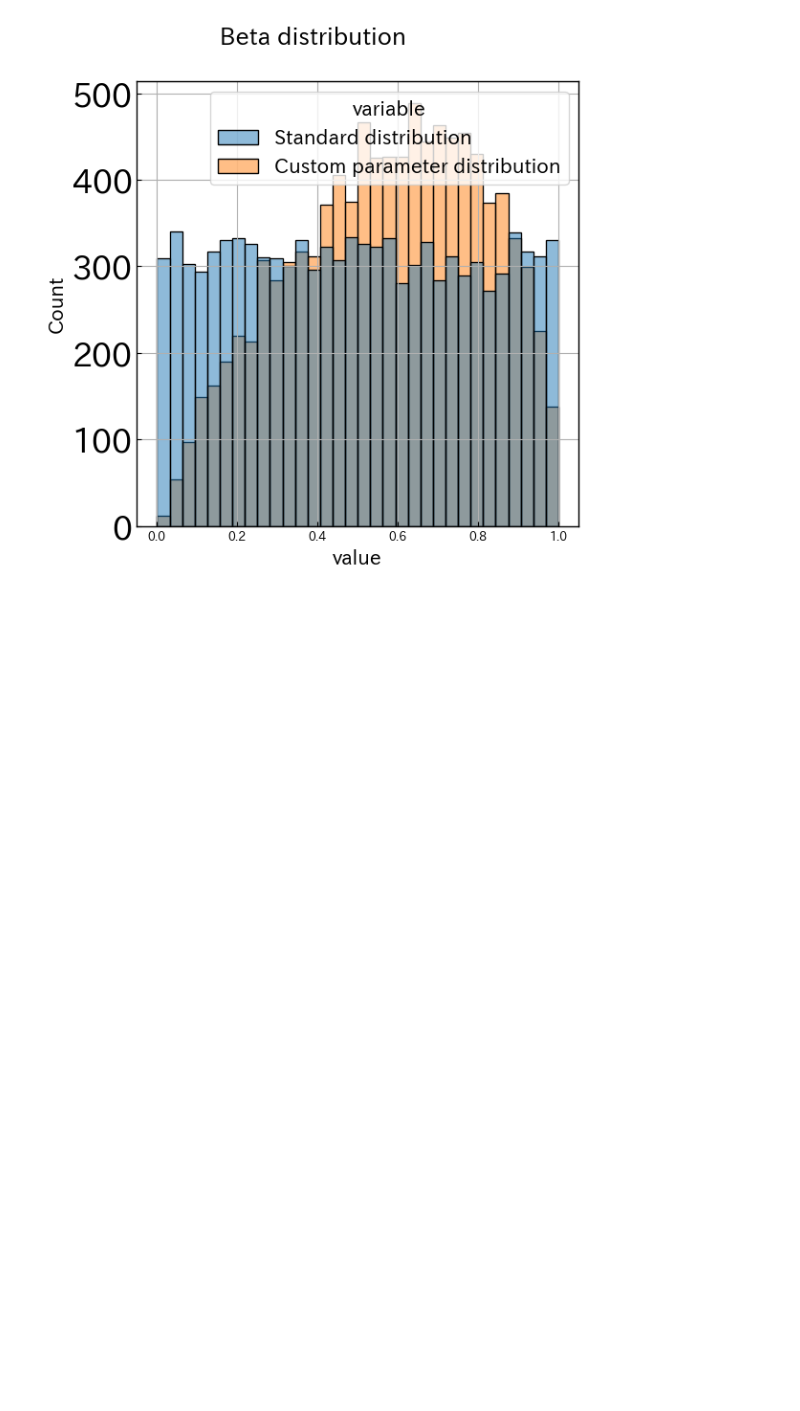
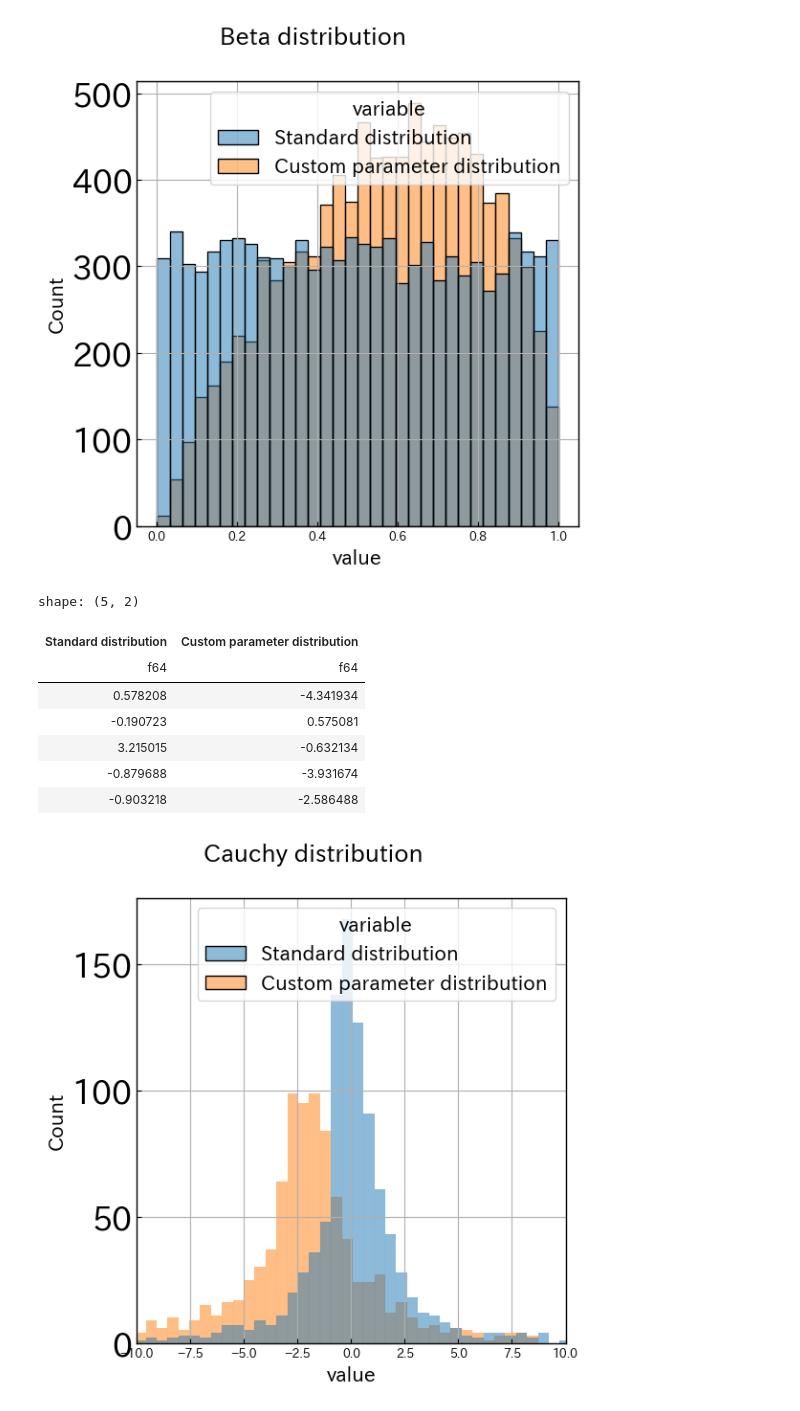
Before and after one commit to Tremendous1192/demo_rand_simple, a Jupyter notebook: notebooks/demo.ipynb, the cells around one changed output. Saved outputs shown, nothing was run; the diff lists cells and outputs as text; code cells hidden in the pictures; blank space fills up the shorter version.

Commit message:
Cauchy分布

```diff
--- a/notebooks/demo.ipynb
+++ b/notebooks/demo.ipynb
@@ -85,3 +85,31 @@ shape: (5, 2)
 | 0.5 | 0.713907 |
 | 0.500026 | 0.722148 |
 [figure]
+# %%
+name = "Cauchy"# distribution
+df = pl.read_csv("../data/" + name + ".csv")
+
+# Show first 5 rows data
+display(df.head())
+
+# Plot distribution
+fig, ax = plt.subplots(nrows = 1, ncols = 1, figsize = (6, 6))
+sns.histplot(
+    data = df.unpivot(cs.numeric()),
+    x = "value",
+    hue = "variable",
+    ax = ax,
+)
+plt.suptitle(name + " distribution")
+plt.setp(ax, xlim = (-10, 10))
+plt.tight_layout()
+# %% [output]
+shape: (5, 2)
+| Standard distribution | Custom parameter distribution |
+| f64 | f64 |
+| 0.578208 | -4.341934 |
+| -0.190723 | 0.575081 |
+| 3.215015 | -0.632134 |
+| -0.879688 | -3.931674 |
+| -0.903218 | -2.586488 |
+[figure, added]
```
Also changed, not shown: 4 other files.
